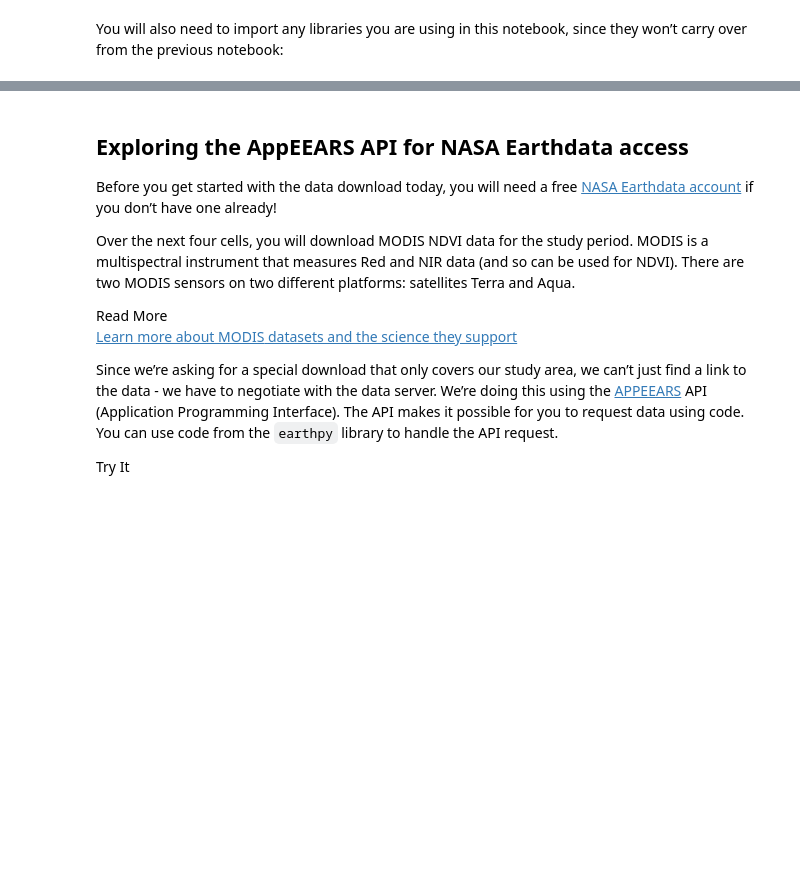
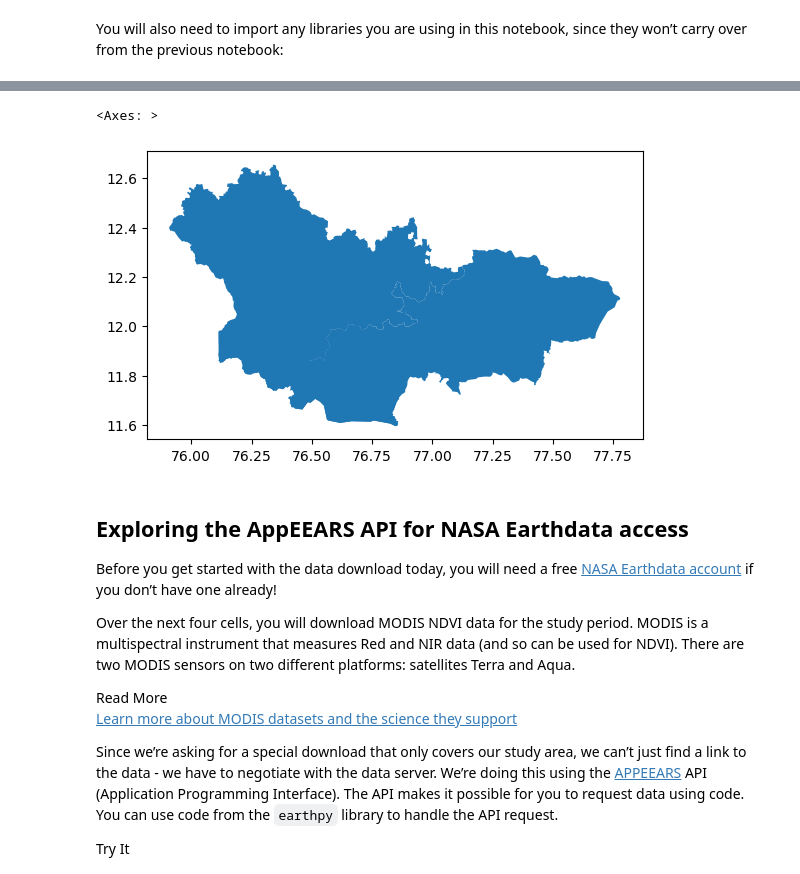
Before and after one commit to git-gauravchakrabarty/02-vegetation-git-gauravchakrabarty, a Jupyter notebook: notebooks/vegetation-92-download-ndvi.ipynb, the cells around one changed output, grey strips where cells are left out. Cells and saved outputs as stored; diff of their text form; code cells hidden in the pictures; blank space fills up the shorter version.

Commit message:
ndvi_bandipur

```diff
--- a/notebooks/vegetation-92-download-ndvi.ipynb
+++ b/notebooks/vegetation-92-download-ndvi.ipynb
@@ -39,0 +52,7 @@ import xarray as xr
+# %%
+# Search for your site
+bandipur_gdf = osm.features_from_address(
+    'Bandipur National park, India',
+    {'boundary':'administrative'},
+    dist=1000)
+bandipur_gdf
@@ -40,3 +67,8 @@ import xarray as xr
+# %%
+bandipur_gdf.plot()
+# %% [output]
+<Axes: >
+[figure, added]
 # %% [markdown]
 ## Exploring the AppEEARS API for NASA Earthdata access
 
```
Also changed, not shown: parts of 3 cells of this notebook, 5 other files.
